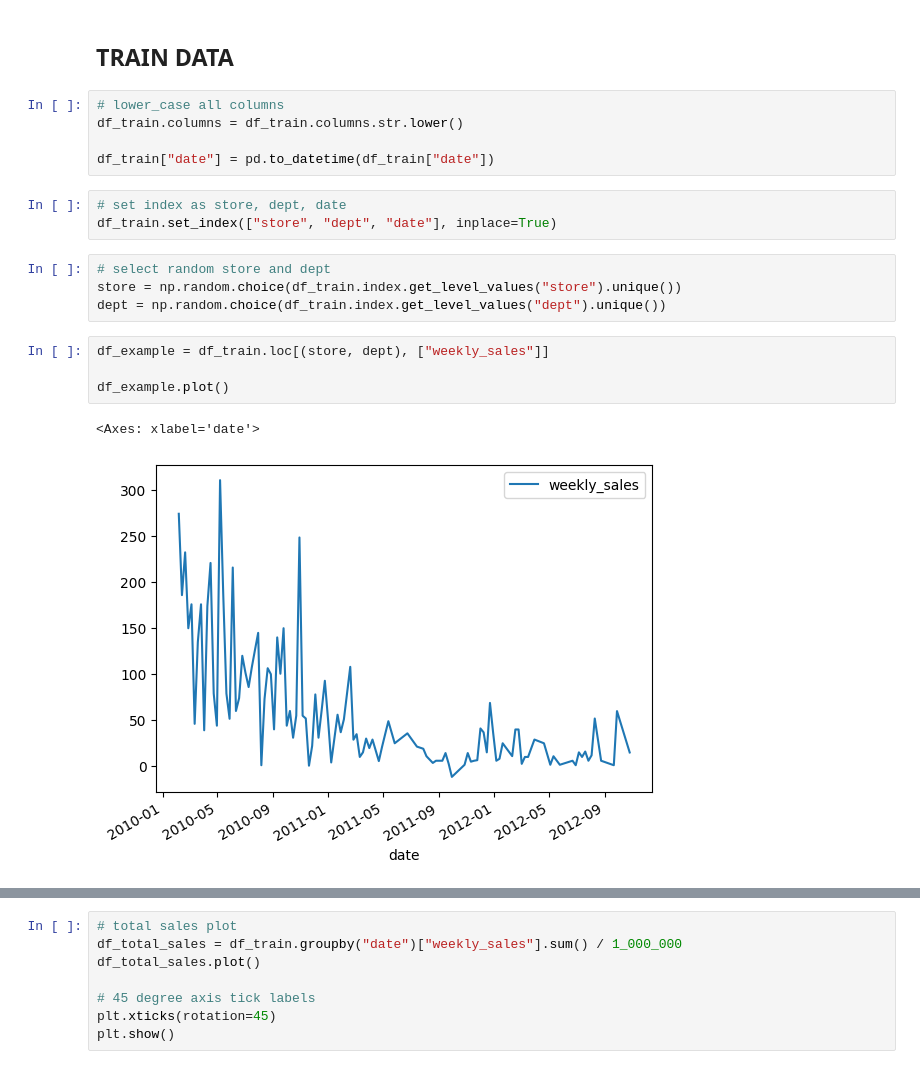
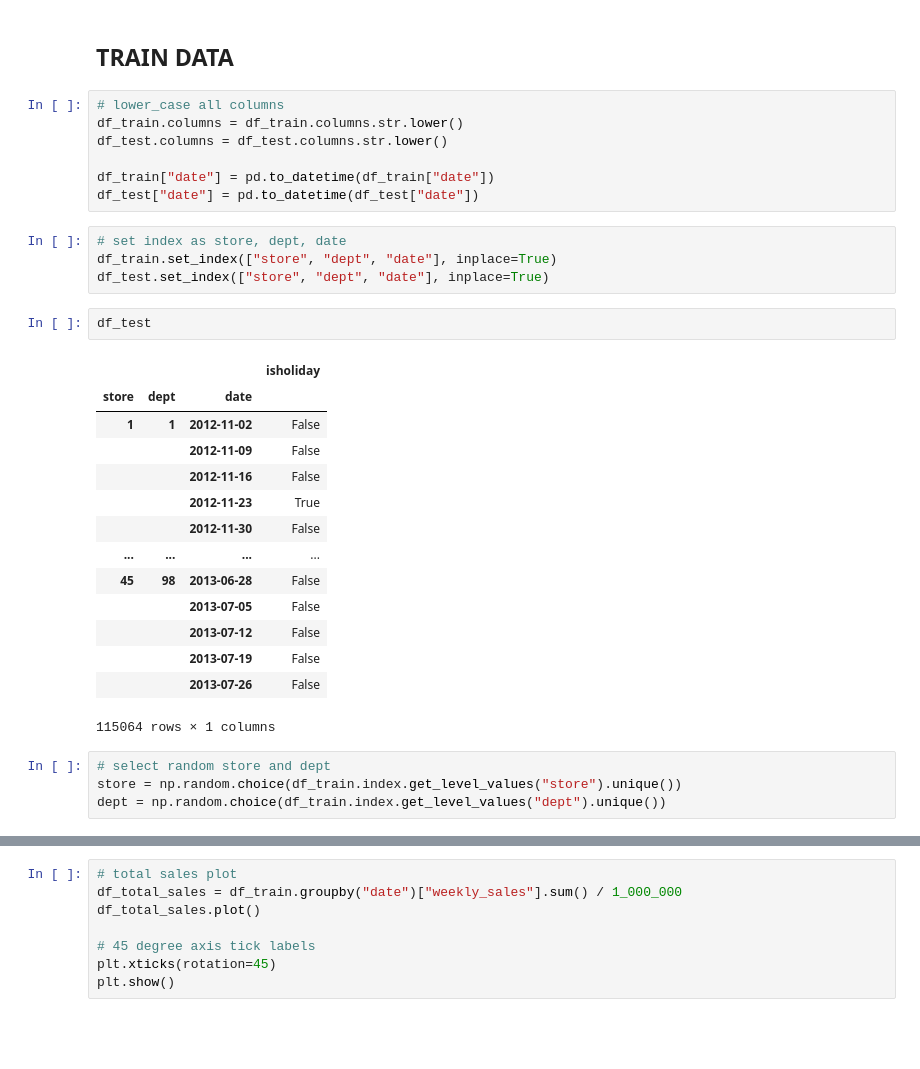
Before and after one commit to selewaut/forecast_forge, a Jupyter notebook: notebooks/1. Exploratory Analysis.ipynb, the cells around one changed output, grey strips where cells are left out. Saved outputs shown, nothing was run; the diff lists cells and outputs as text; blank space fills up the shorter version.

```diff
--- a/notebooks/1. Exploratory Analysis.ipynb
+++ b/notebooks/1. Exploratory Analysis.ipynb
@@ -17,19 +33,32 @@ df_train, df_test, df_features, df_stores = load_data()
 # %%
 # lower_case all columns
 df_train.columns = df_train.columns.str.lower()
+df_test.columns = df_test.columns.str.lower()
 
 df_train["date"] = pd.to_datetime(df_train["date"])
+df_test["date"] = pd.to_datetime(df_test["date"])
 # %%
 # set index as store, dept, date
 df_train.set_index(["store", "dept", "date"], inplace=True)
+df_test.set_index(["store", "dept", "date"], inplace=True)
+# %%
+df_test
+# %% [output]
+|  |  |  | isholiday |
+| store | dept | date |  |
+| 1 | 1 | 2012-11-02 | False |
+|  |  | 2012-11-09 | False |
+|  |  | 2012-11-16 | False |
+|  |  | 2012-11-23 | True |
+|  |  | 2012-11-30 | False |
+| ... | ... | ... | ... |
+| 45 | 98 | 2013-06-28 | False |
+|  |  | 2013-07-05 | False |
+|  |  | 2013-07-12 | False |
+|  |  | 2013-07-19 | False |
+|  |  | 2013-07-26 | False |
+115064 rows × 1 columns
 # %%
 # select random store and dept
 store = np.random.choice(df_train.index.get_level_values("store").unique())
 dept = np.random.choice(df_train.index.get_level_values("dept").unique())
-# %%
-df_example = df_train.loc[(store, dept), ["weekly_sales"]]
-
-df_example.plot()
-# %% [output]
-<Axes: xlabel='date'>
-[figure, removed]
```
Also changed, not shown: parts of 4 cells of this notebook.
